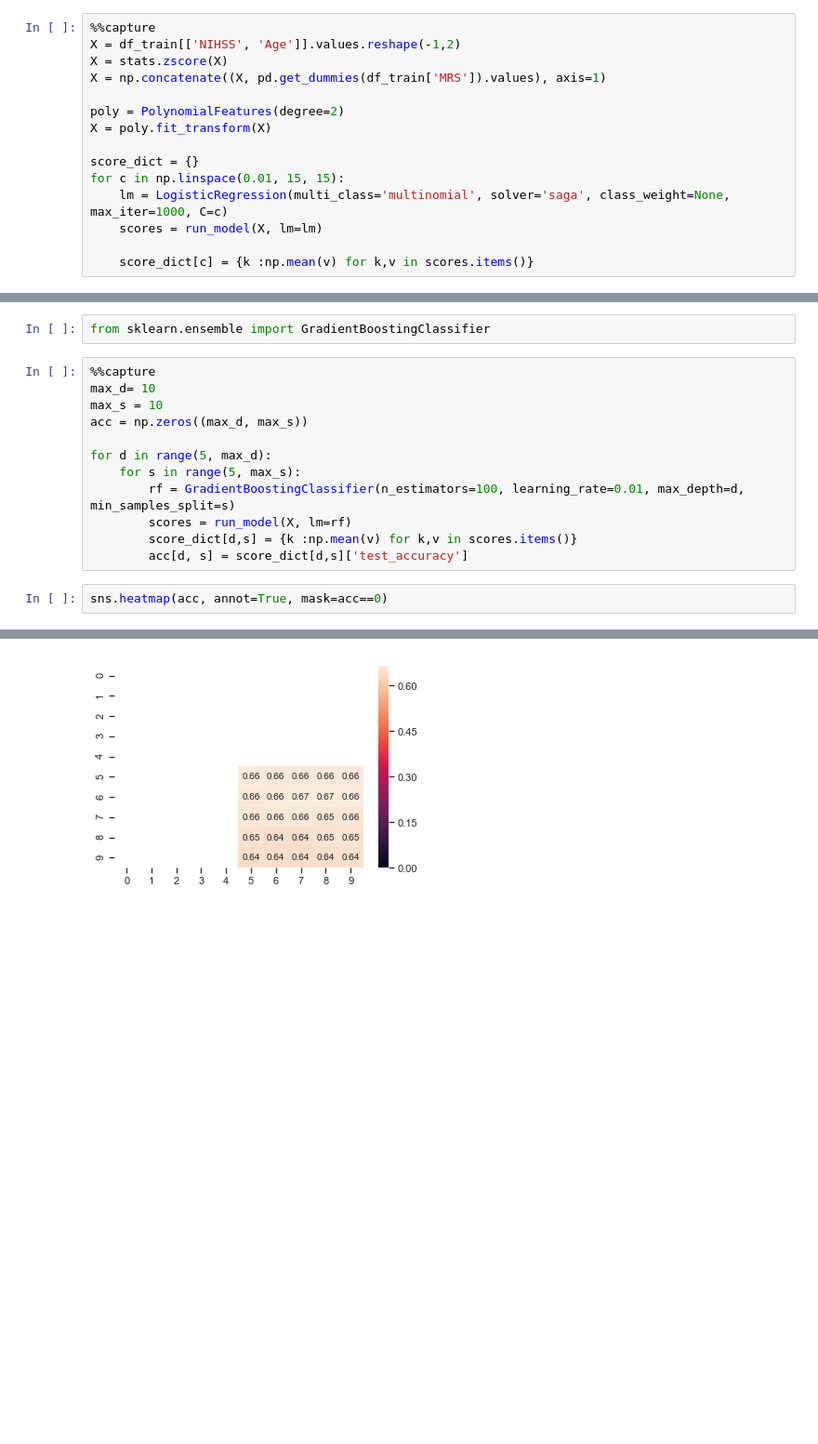
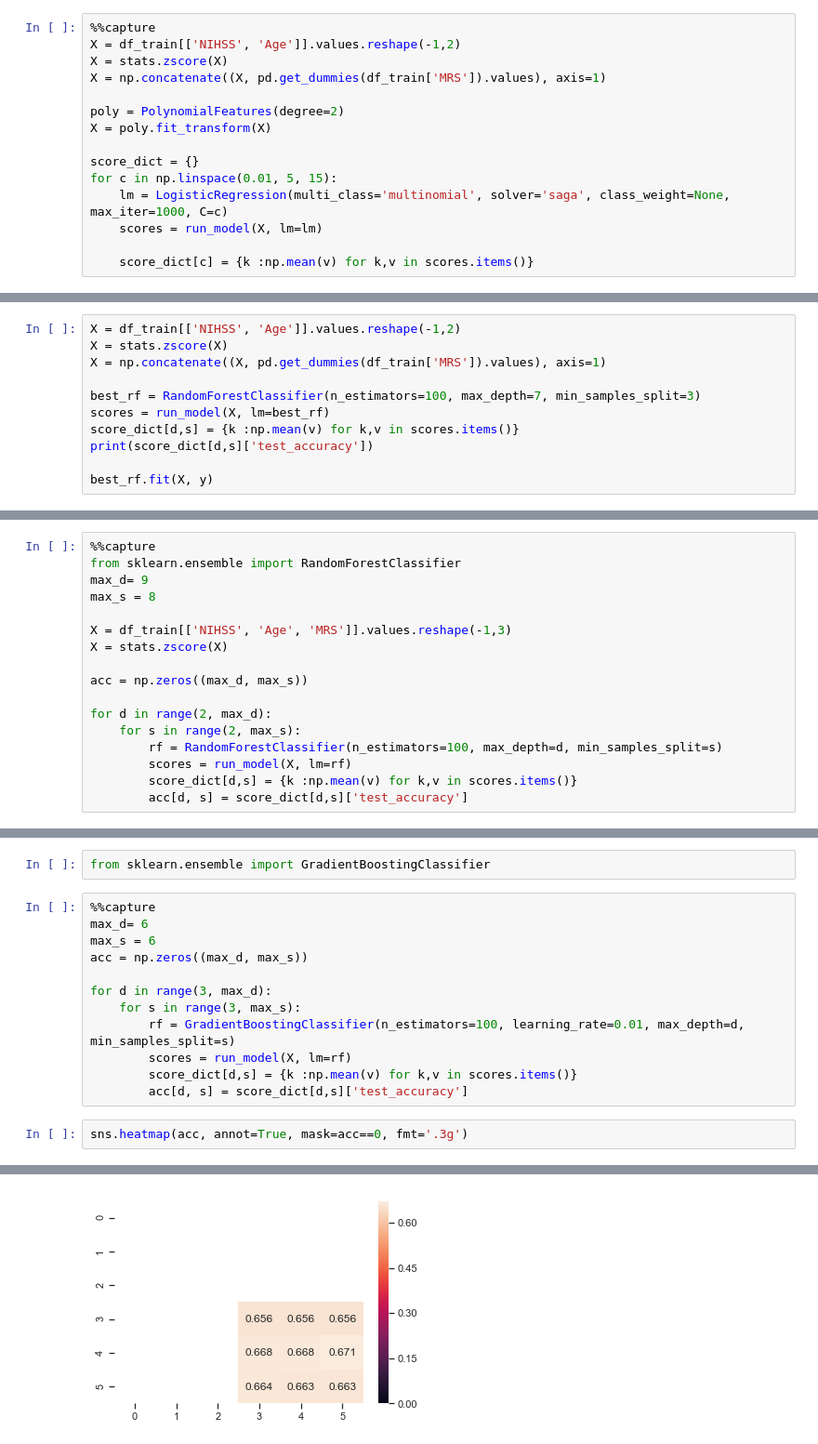
Before and after one commit to archydeberker/stroke-discharge, a Jupyter notebook: code/stroke-analysis.ipynb, the cells around one changed output, grey strips where cells are left out. Shown at 93% size. Saved outputs shown, nothing was run; the diff lists cells and outputs as text; blank space fills up the shorter version.

```diff
--- a/code/stroke-analysis.ipynb
+++ b/code/stroke-analysis.ipynb
@@ -752,7 +965,7 @@ poly = PolynomialFeatures(degree=2)
 X = poly.fit_transform(X)
 
 score_dict = {}
-for c in np.linspace(0.01, 15, 15):
+for c in np.linspace(0.01, 5, 15):
     lm = LogisticRegression(multi_class='multinomial', solver='saga', class_weight=None, max_iter=1000, C=c)
     scores = run_model(X, lm=lm)
 
@@ -1037,0 +1275,11 @@ sns.heatmap(acc, annot=True, mask=acc==0)
+# %%
+X = df_train[['NIHSS', 'Age']].values.reshape(-1,2)
+X = stats.zscore(X)
+X = np.concatenate((X, pd.get_dummies(df_train['MRS']).values), axis=1)
+
+best_rf = RandomForestClassifier(n_estimators=100, max_depth=7, min_samples_split=3)
+scores = run_model(X, lm=best_rf)
+score_dict[d,s] = {k :np.mean(v) for k,v in scores.items()}
+print(score_dict[d,s]['test_accuracy'])
+
+best_rf.fit(X, y)
@@ -1037,0 +1310,17 @@ sns.heatmap(acc, annot=True, mask=acc==0)
+# %%
+%%capture
+from sklearn.ensemble import RandomForestClassifier
+max_d= 9
+max_s = 8
+
+X = df_train[['NIHSS', 'Age', 'MRS']].values.reshape(-1,3)
+X = stats.zscore(X)
+
+acc = np.zeros((max_d, max_s))
+
+for d in range(2, max_d):
+    for s in range(2, max_s):
+        rf = RandomForestClassifier(n_estimators=100, max_depth=d, min_samples_split=s)
+        scores = run_model(X, lm=rf)
+        score_dict[d,s] = {k :np.mean(v) for k,v in scores.items()}
+        acc[d, s] = score_dict[d,s]['test_accuracy']
@@ -1039,18 +1335,18 @@ sns.heatmap(acc, annot=True, mask=acc==0)
 from sklearn.ensemble import GradientBoostingClassifier
 # %%
 %%capture
-max_d= 10
-max_s = 10
+max_d= 6
+max_s = 6
 acc = np.zeros((max_d, max_s))
 
-for d in range(5, max_d):
-    for s in range(5, max_s):
+for d in range(3, max_d):
+    for s in range(3, max_s):
         rf = GradientBoostingClassifier(n_estimators=100, learning_rate=0.01, max_depth=d, min_samples_split=s)
         scores = run_model(X, lm=rf)
         score_dict[d,s] = {k :np.mean(v) for k,v in scores.items()}
         acc[d, s] = score_dict[d,s]['test_accuracy']
 # %%
-sns.heatmap(acc, annot=True, mask=acc==0)
+sns.heatmap(acc, annot=True, mask=acc==0, fmt='.3g')
 # %% [output]
 <matplotlib.axes._subplots.AxesSubplot at 0x...>
-[figure, old version]
+[figure, new version]
```
Also changed, not shown: parts of 79 cells of this notebook.
